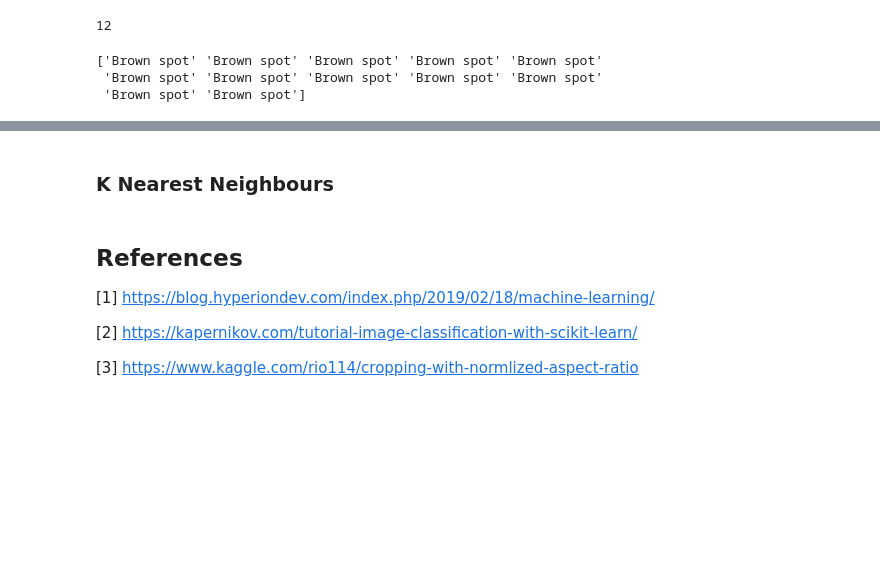
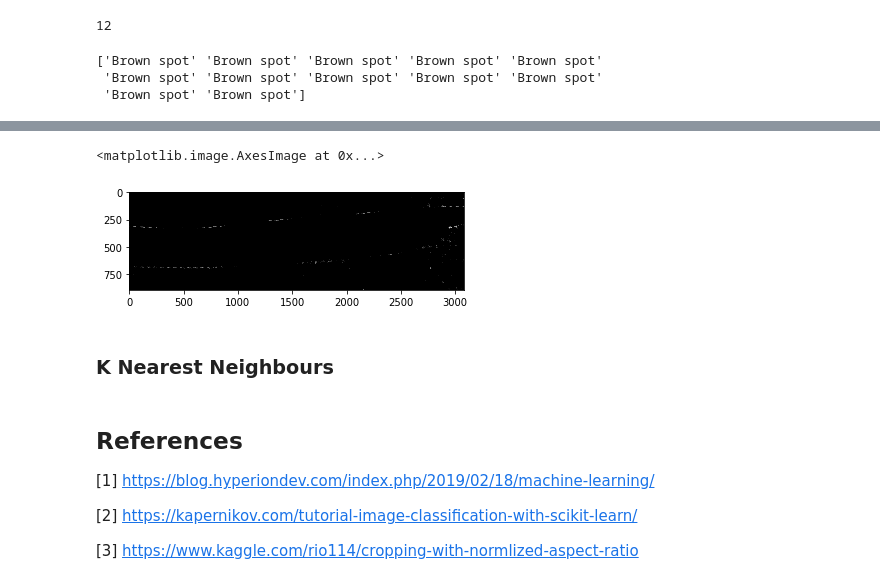
Before and after one commit to JmePRE/disChord, a Jupyter notebook: Assignment 3/Assignment_3.ipynb, the cells around one changed output, grey strips where cells are left out. Cells and saved outputs as stored; diff of their text form; code cells hidden in the pictures; blank space fills up the shorter version.

```diff
--- a/Assignment 3/Assignment_3.ipynb
+++ b/Assignment 3/Assignment_3.ipynb
@@ -278,15 +227,0 @@ for i in range(len(X_train)):
-# %%
-fig, axes = plt.subplots(1, 4)
-fig.set_size_inches(15,4)
-fig.tight_layout()
-
-for i in range(4):
-    axes[i].axis('off')
-    #axes[i].imshow(X_train[i])
-
-    X_train[i] = rgb2gray(X_train[i])
-    print(X_train[i].shape)
-    axes[i].imshow(X_train[i], cmap='Greys')
-    axes[i].set_title(y_train[i])
-
-#is still broken but whatever
@@ -337,24 +249,3 @@ print(shape)
 # %% [output]
 (100, 300, 3)
 90000
-# %%
-a = np.asarray(108* [shape * [0]])
-
-for i in range(0, len(X_train)):
-    a[i] = (X_train[i].reshape(shape).T)
-    print(i)
-
-print(type(a[i]))
-
-'''
-for i in range(0,len(X_train)-1):
-    X_train[i] = X_train[i].reshape(X_train[i].shape[0]*X_train[i].shape[1]*X_train[i].shape[2]).T
-print(X_train.shape)
-print(X_train[1].shape)
-'''
-print (len(a))
-a = np.asarray(a)
-print(a.shape)
-
-print(len(a[0]))
-print(a[0].shape)
@@ -429,3 +384,8 @@ print(y_pred)
+# %%
+plt.imshow(xt[0], cmap='gray')
+# %% [output]
+<matplotlib.image.AxesImage at 0x...>
+[figure, added]
 # %% [markdown]
 ### K Nearest Neighbours
 # %% [markdown]
```
Also changed, not shown: parts of 28 cells of this notebook, 31 other files.
